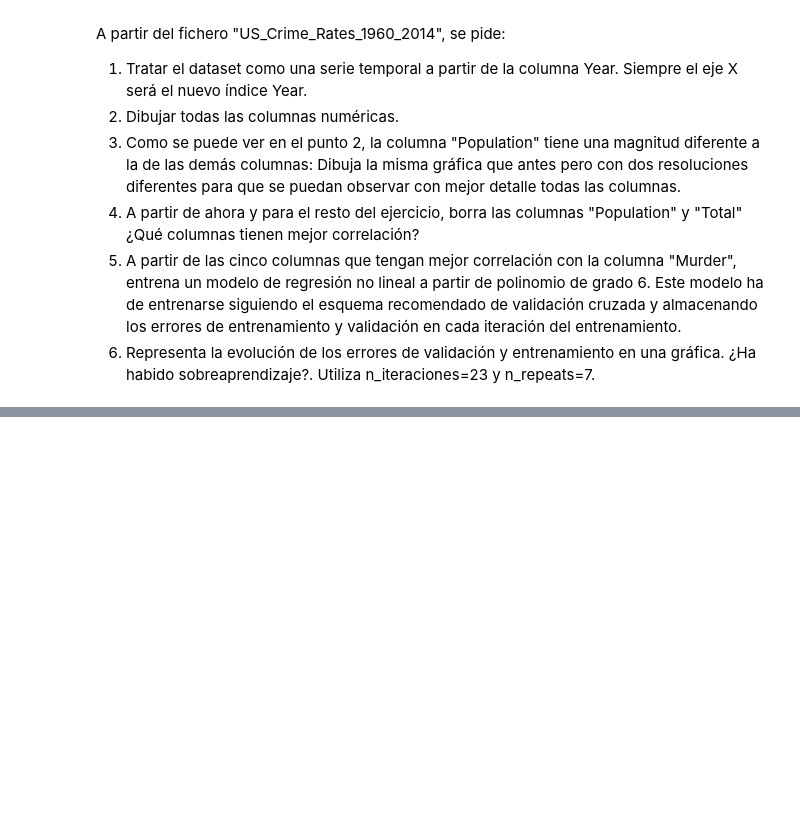
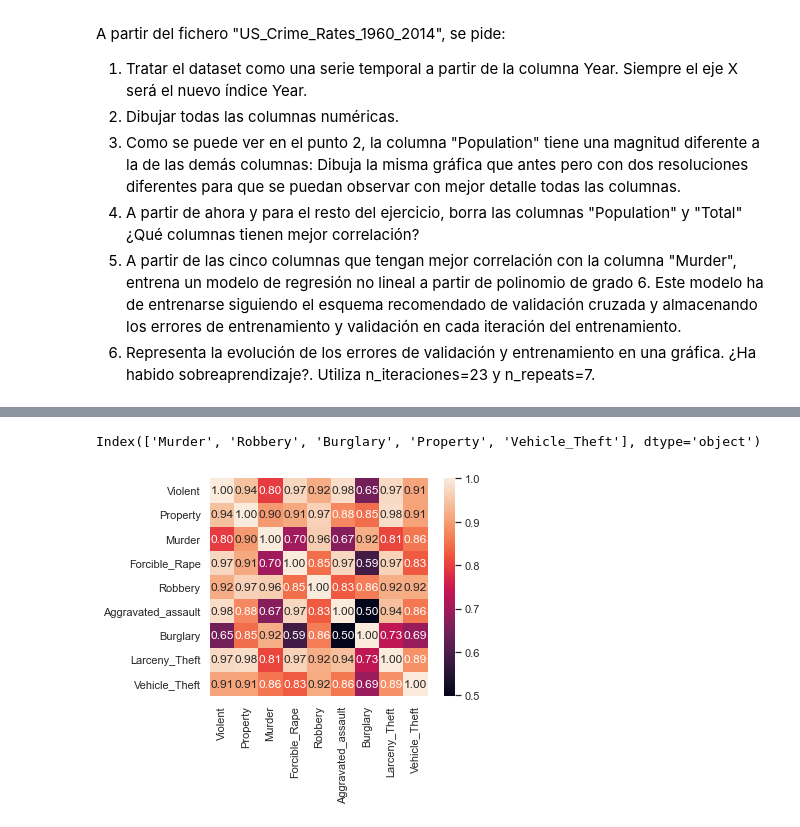
Before and after one commit to danwalk/walkdabridge, a Jupyter notebook: week10_ML_competition_pca_kmeans/day1_gridsearch_pipelines/exercises/3.crime.ipynb, the cells around one changed output, grey strips where cells are left out. Drawn from its saved outputs; the diff is of its cells as text; code cells hidden in the pictures; blank space fills up the shorter version.

```diff
--- a/week10_ML_competition_pca_kmeans/day1_gridsearch_pipelines/exercises/3.crime.ipynb
+++ b/week10_ML_competition_pca_kmeans/day1_gridsearch_pipelines/exercises/3.crime.ipynb
@@ -20,0 +65,3 @@ df.plot()
+# %%
+df.drop(columns = "Total", inplace=True)
+df
@@ -20,0 +87,14 @@ df.plot()
+# %%
+correlation = df.corr(method='pearson')
+columns = correlation.nlargest(5, 'Murder').index
+columns
+# %% [output]
+Index(['Murder', 'Robbery', 'Burglary', 'Property', 'Vehicle_Theft'], dtype='object')
+# %%
+correlation_map = np.corrcoef(df.values.T)
+sns.set(font_scale=1.0)
+heatmap = sns.heatmap(correlation_map, cbar=True, annot=True, square=True, fmt='.2f', yticklabels=columns.values, xticklabels=columns.values)
+
+plt.show()
+# %% [output]
+[figure, added]
```
Also changed, not shown: parts of 27 cells of this notebook, 2 other files.
